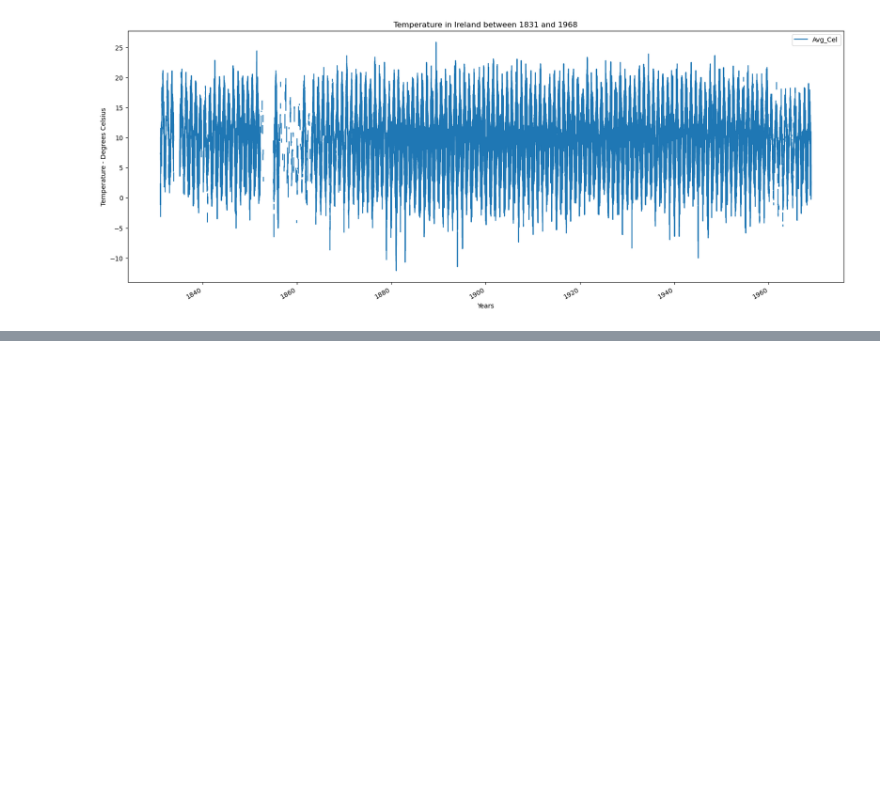
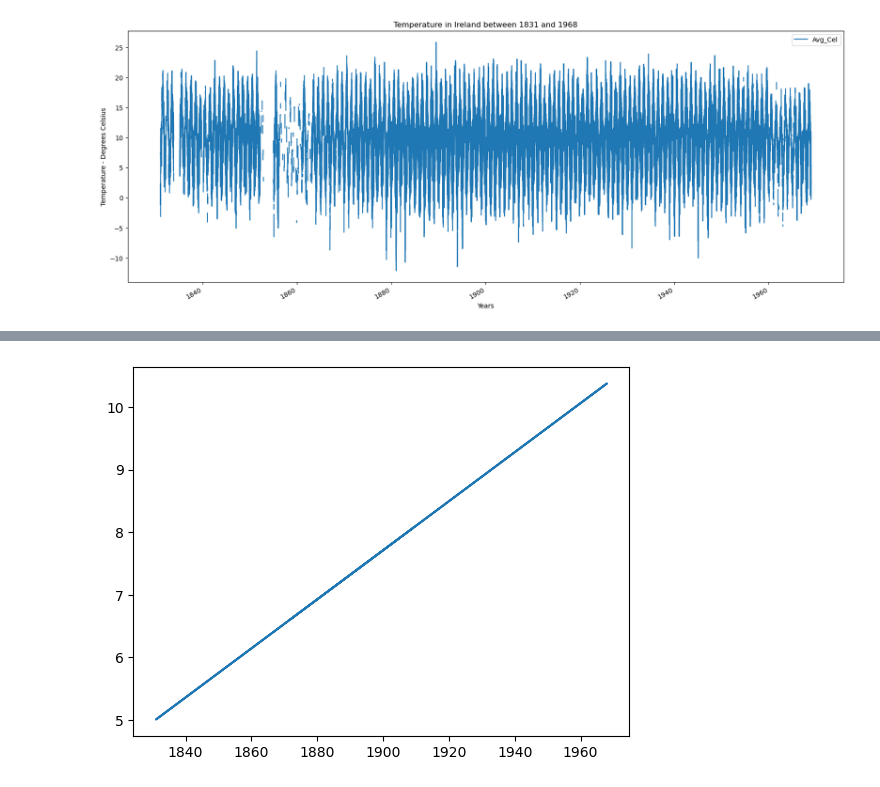
Before and after one commit to mickalleny2k/PfDA_Project2, a Jupyter notebook: project.ipynb, the cells around one changed output, grey strips where cells are left out. Cells and saved outputs as stored; diff of their text form; code cells hidden in the pictures; blank space fills up the shorter version.

Commit message:
LinReg and CorrCoef for Temp and Year in Ireland

```diff
--- a/project.ipynb
+++ b/project.ipynb
@@ -664,0 +726,23 @@ Text(0.5, 1.0, 'Temperature in Ireland between 1831 and 1968')
+# %%
+concat.Avg_Cel = concat.Avg_Cel.fillna('0.0')
+arr_avg_cel = np.array(concat.Avg_Cel)
+# %%
+reshape_Year = arr_Year.reshape(-1,1)
+reshape_avg_cel = arr_avg_cel.reshape(-1,1)
+# %%
+lr = LinearRegression()
+lr.fit(reshape_Year,reshape_avg_cel)
+#BELOW ARE MANY THINGS I TRIED THAT DIDN"T WORK
+#mask = ~np.isnan(reshape_avg_cel) & ~np.isnan(reshape_Year)
+#mask = mask.reshape(-1,1)
+#reshape_Year = reshape_Year.reshape(-1,1)
+#reshape_Year
+#reshape_avg_cel
+#lr.fit(reshape_Year,reshape_avg_cel)
+#lr.fit(reshape_Year[mask],reshape_avg_cel[mask])
+#my = ~(np.isnan(reshape_Year).any(axis=1))
+#ma = ~(np.isnan(reshape_avg_cel).any(axis=1))
+#m_y = reshape_Year[my]
+#m_a = reshape_avg_cel[ma]
+#regressor.fit(m_y[:, None], m_a)
+#lr = LinearRegression().fit(m_y[:, None], m_a)
@@ -664,0 +751,3 @@ Text(0.5, 1.0, 'Temperature in Ireland between 1831 and 1968')
+# %%
+pred_avg_cel = lr.predict(reshape_Year)
+pred_avg_cel
@@ -664,0 +762,5 @@ Text(0.5, 1.0, 'Temperature in Ireland between 1831 and 1968')
+# %%
+plt.plot(reshape_Year, pred_avg_cel)
+plt.show()
+# %% [output]
+[figure, added]
```
Also changed, not shown: parts of 10 cells of this notebook, 4 other files.
